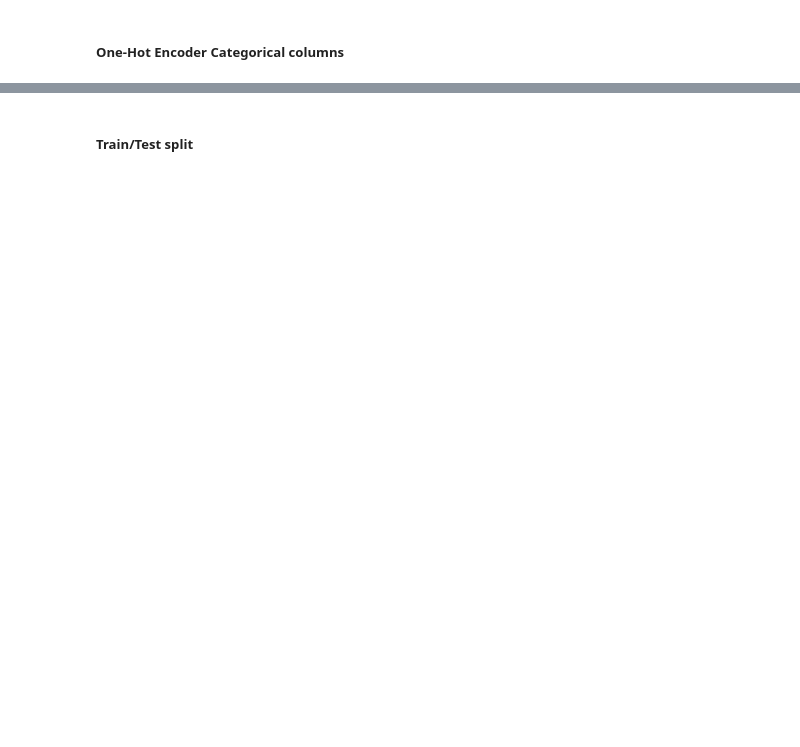
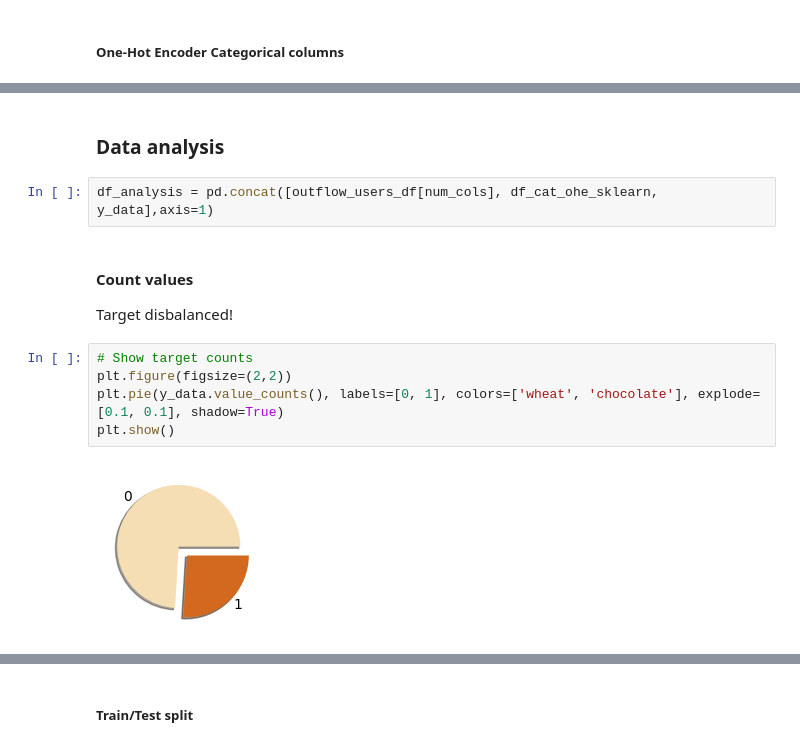
Before and after one commit to TimeNtWait/Contest, a Jupyter notebook: kaggle/dls_outflow_of_user/dls_outflow_of_user.ipynb, the cells around one changed output, grey strips where cells are left out. Saved outputs shown, nothing was run; the diff lists cells and outputs as text; blank space fills up the shorter version.

```diff
--- a/kaggle/dls_outflow_of_user/dls_outflow_of_user.ipynb
+++ b/kaggle/dls_outflow_of_user/dls_outflow_of_user.ipynb
@@ -240,3 +203,18 @@ df_cat_ohe_sklearn.head(3)
 | 0 | 1 | 0 | 1 | 1 | 1 | 0 | ... |
 | 1 | 1 | 0 | 1 | 0 | 1 | 1 | ... |
 | 2 | 1 | 0 | 0 | 0 | 1 | 0 | ... |
+# %% [markdown]
+### Data analysis
+# %%
+df_analysis = pd.concat([outflow_users_df[num_cols], df_cat_ohe_sklearn, y_data],axis=1)
+# %% [markdown]
+#### Count values
+
+Target disbalanced!
+# %%
+# Show target counts
+plt.figure(figsize=(2,2))
+plt.pie(y_data.value_counts(), labels=[0, 1], colors=['wheat', 'chocolate'], explode=[0.1, 0.1], shadow=True)
+plt.show()
+# %% [output]
+[figure, added]
```
Also changed, not shown: parts of 61 cells of this notebook, 44 other files.
